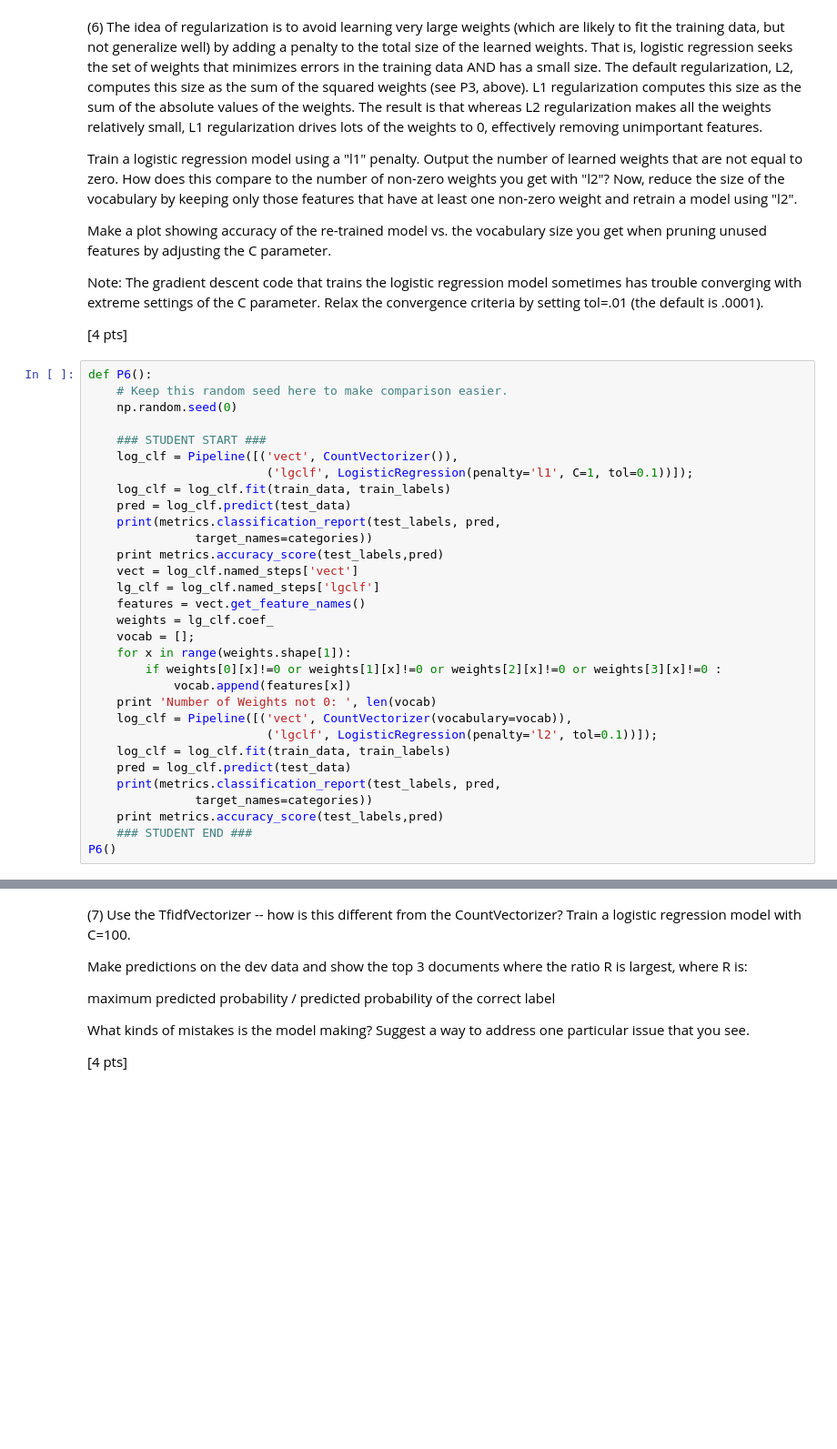
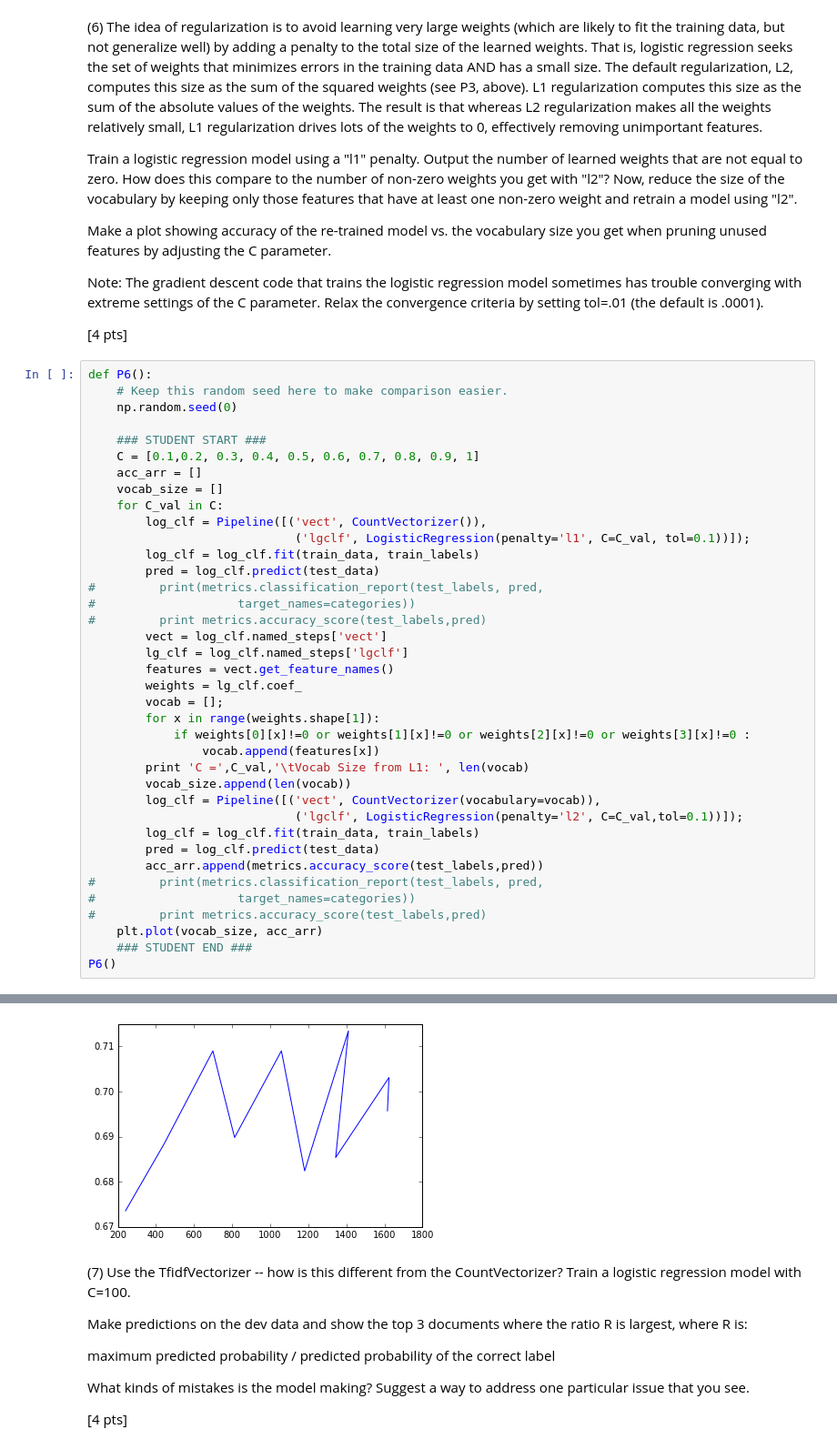
Before and after one commit to chqngh-berkeley/W207, a Jupyter notebook: lab2/firstname_lastname_p2.ipynb, the cells around one changed output, grey strips where cells are left out. Shown at 91% size. Saved outputs shown, nothing was run; the diff lists cells and outputs as text; blank space fills up the shorter version.

```diff
--- a/lab2/firstname_lastname_p2.ipynb
+++ b/lab2/firstname_lastname_p2.ipynb
@@ -442,29 +442,36 @@ def P6():
     np.random.seed(0)
 
     ### STUDENT START ###
-    log_clf = Pipeline([('vect', CountVectorizer()),
-                         ('lgclf', LogisticRegression(penalty='l1', C=1, tol=0.1))]);
-    log_clf = log_clf.fit(train_data, train_labels)
-    pred = log_clf.predict(test_data)
-    print(metrics.classification_report(test_labels, pred,
-               target_names=categories))
-    print metrics.accuracy_score(test_labels,pred)
-    vect = log_clf.named_steps['vect']
-    lg_clf = log_clf.named_steps['lgclf']
-    features = vect.get_feature_names()
-    weights = lg_clf.coef_
-    vocab = [];
-    for x in range(weights.shape[1]):
-        if weights[0][x]!=0 or weights[1][x]!=0 or weights[2][x]!=0 or weights[3][x]!=0 :
-            vocab.append(features[x])
-    print 'Number of Weights not 0: ', len(vocab)
-    log_clf = Pipeline([('vect', CountVectorizer(vocabulary=vocab)),
-                         ('lgclf', LogisticRegression(penalty='l2', tol=0.1))]);
-    log_clf = log_clf.fit(train_data, train_labels)
-    pred = log_clf.predict(test_data)
-    print(metrics.classification_report(test_labels, pred,
-               target_names=categories))
-    print metrics.accuracy_score(test_labels,pred)
+    C = [0.1,0.2, 0.3, 0.4, 0.5, 0.6, 0.7, 0.8, 0.9, 1]
+    acc_arr = []
+    vocab_size = []
+    for C_val in C:
+        log_clf = Pipeline([('vect', CountVectorizer()),
+                             ('lgclf', LogisticRegression(penalty='l1', C=C_val, tol=0.1))]);
+        log_clf = log_clf.fit(train_data, train_labels)
+        pred = log_clf.predict(test_data)
+#         print(metrics.classification_report(test_labels, pred,
+#                    target_names=categories))
+#         print metrics.accuracy_score(test_labels,pred)
+        vect = log_clf.named_steps['vect']
+        lg_clf = log_clf.named_steps['lgclf']
+        features = vect.get_feature_names()
+        weights = lg_clf.coef_
+        vocab = [];
+        for x in range(weights.shape[1]):
+            if weights[0][x]!=0 or weights[1][x]!=0 or weights[2][x]!=0 or weights[3][x]!=0 :
+                vocab.append(features[x])
+        print 'C =',C_val,'\tVocab Size from L1: ', len(vocab)
+        vocab_size.append(len(vocab))
+        log_clf = Pipeline([('vect', CountVectorizer(vocabulary=vocab)),
+                             ('lgclf', LogisticRegression(penalty='l2', C=C_val,tol=0.1))]);
+        log_clf = log_clf.fit(train_data, train_labels)
+        pred = log_clf.predict(test_data)
+        acc_arr.append(metrics.accuracy_score(test_labels,pred))
+#         print(metrics.classification_report(test_labels, pred,
+#                    target_names=categories))
+#         print metrics.accuracy_score(test_labels,pred)
+    plt.plot(vocab_size, acc_arr)
     ### STUDENT END ###
 P6()
 # %% [output]
@@ -488,3 +488,4 @@ Number of Weights not 0:  1795
+[figure, added]
 # %% [markdown]
 (7) Use the TfidfVectorizer -- how is this different from the CountVectorizer? Train a logistic regression model with C=100.
 
```
Also changed, not shown: parts of 5 cells of this notebook.
